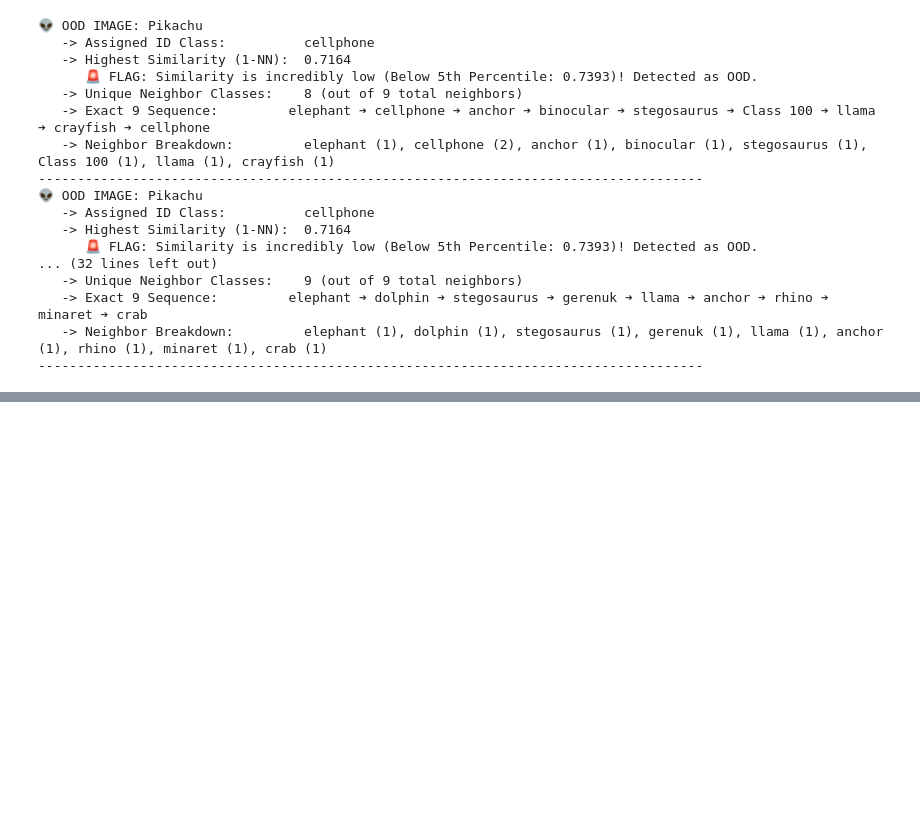
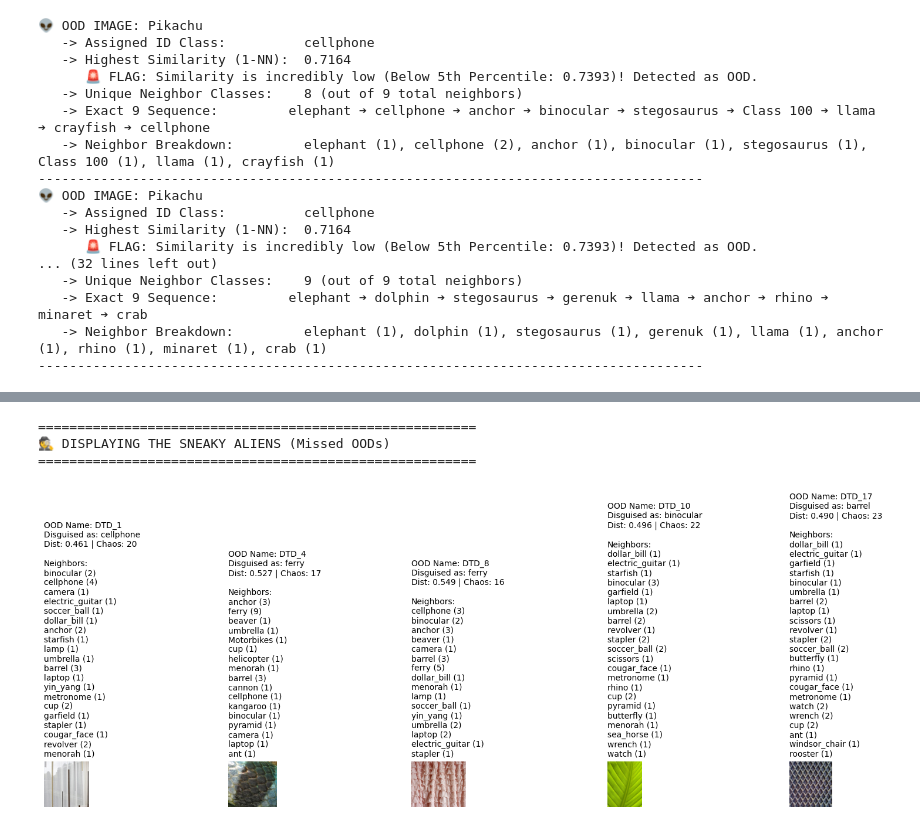
Before and after one commit to xMyrine/Obstacle-detection, a Jupyter notebook: notes/m13_OOD_KNN_Detection.ipynb, the cells around one changed output, grey strips where cells are left out. Drawn from its saved outputs; the diff is of its cells as text; code cells hidden in the pictures; blank space fills up the shorter version.

```diff
--- a/notes/m13_OOD_KNN_Detection.ipynb
+++ b/notes/m13_OOD_KNN_Detection.ipynb
@@ -812,0 +927,6 @@ for o_idx, ood_name in enumerate(ood_names):
+# %%
+OOD_LABEL = -1  # Our custom label for aliens
+# %%
+mixed_test_l1 = np.vstack((test_l1, frank_l1))
+ood_labels = np.full(len(frank_l1), OOD_LABEL)
+mixed_y_test = np.concatenate((y_test, ood_labels))
@@ -812,0 +935,11 @@ for o_idx, ood_name in enumerate(ood_names):
+# %%
+K_NN = 29
+DISTANCE_THRESHOLD = 0.5  # Rule 1: Distance must be > 0.5
+CHAOS_THRESHOLD = 18 # Rule 2: Must have > CHAOS_THRESHOLD unique classes in the 7-NN neighborhood
+# %%
+correctly_flagged_ood, missed_ood, false_alarms_id = 0, 0, 0
+correct_id_classifications, incorrect_id_classifications = 0, 0
+missed_ood_assigned_classes = []
+plot_data = {"id_dist": [], "id_chaos": [], "ood_dist": [], "ood_chaos": []}
+false_alarm_details = []
+missed_alien_details = []
@@ -812,0 +1101,35 @@ for o_idx, ood_name in enumerate(ood_names):
+# %%
+if len(missed_alien_details) > 0:
+    print("\n========================================================")
+    print(f"🕵️ DISPLAYING THE SNEAKY ALIENS (Missed OODs)")
+    print("========================================================")
+
+    num_to_show = len(missed_alien_details)
+    fig, axes = plt.subplots(1, num_to_show, figsize=(16, 5))
+    if num_to_show == 1: axes = [axes]
+
+    for ax, alien in zip(axes, missed_alien_details):
+        idx = alien['index']
+        assigned_cls_name = get_class_name(alien['assigned_class'])
+
+        neighbor_counts = Counter(alien['neighbors'])
+        breakdown_str = "\n".join([f"{get_class_name(c)} ({cnt})" for c, cnt in neighbor_counts.items()])
+
+        try:
+            # We pull directly from our Frankenstein image list!
+            name, img = unified_ood_data[idx]
+            ax.imshow(img)
+        except Exception as e:
+            ax.text(0.5, 0.5, f"Error Loading Image:\n{e}", ha='center', va='center', wrap=True, fontsize=10, color='red')
+
+        title = f"OOD Name: {name}\nDisguised as: {assigned_cls_name}\nDist: {alien['dist']:.3f} | Chaos: {alien['chaos']}\n\nNeighbors:\n{breakdown_str}"
+        ax.set_title(title, fontsize=10, loc='left')
+        ax.axis('off')
+
+    plt.tight_layout()
+    plt.show()
+# %% [output]
+========================================================
+🕵️ DISPLAYING THE SNEAKY ALIENS (Missed OODs)
+========================================================
+[figure, added]
```
Also changed, not shown: parts of 40 cells of this notebook.
